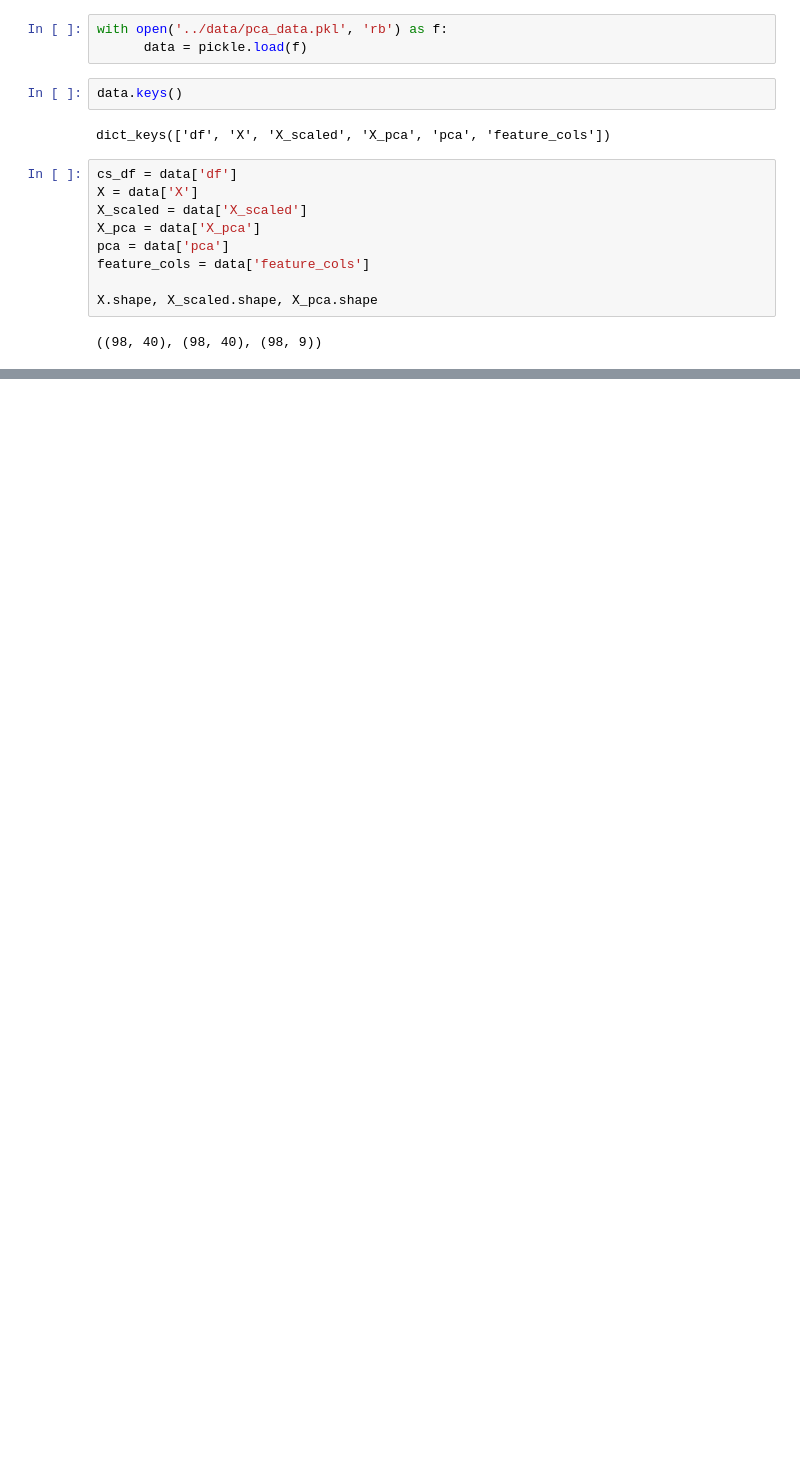
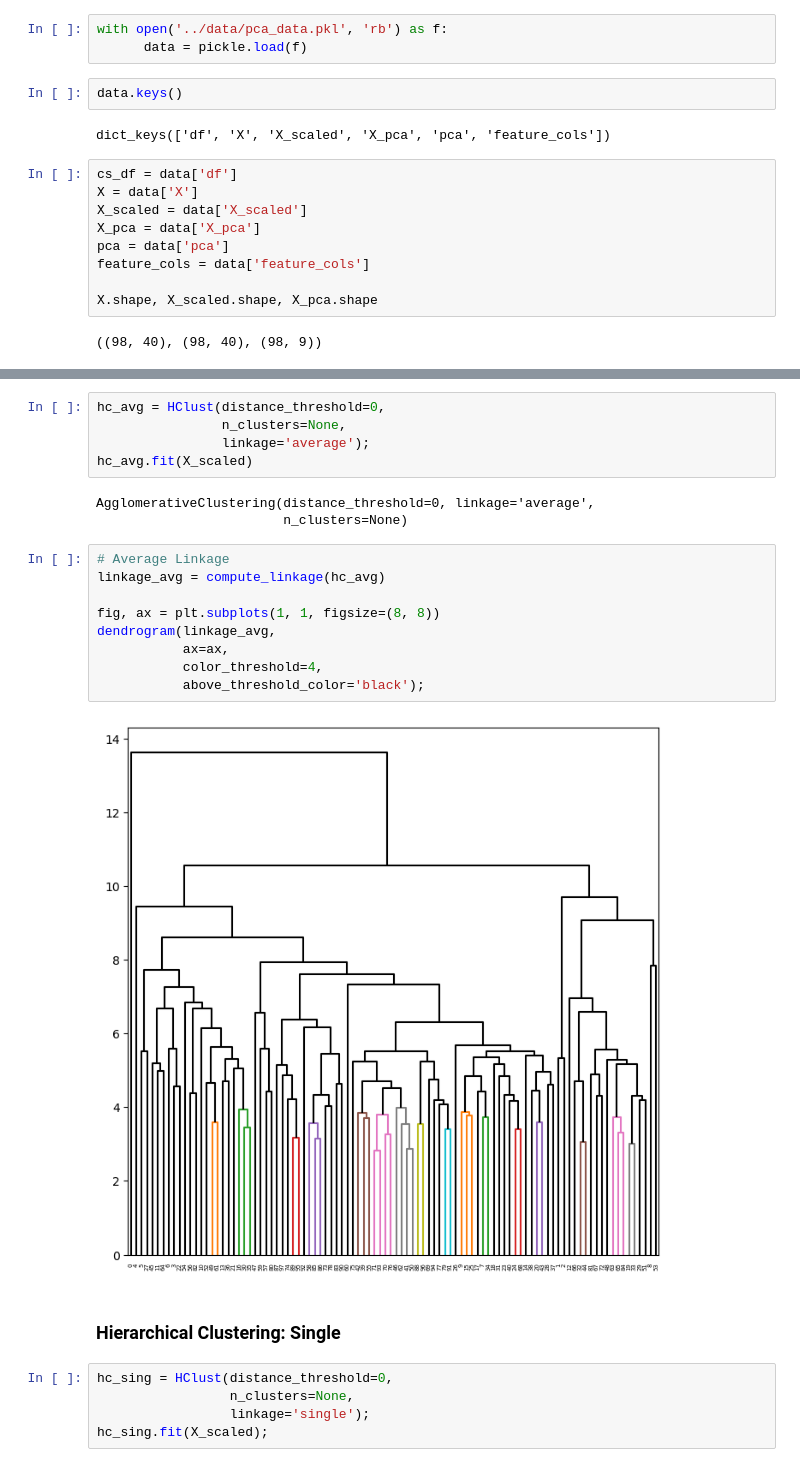
Before and after one commit to dantngn98/hltv_players_unsupervised_learning, a Jupyter notebook: notebooks/Hierarchical_clustering.ipynb, the cells around one changed output, grey strips where cells are left out. Cells and saved outputs as stored; diff of their text form; blank space fills up the shorter version.

```diff
--- a/notebooks/Hierarchical_clustering.ipynb
+++ b/notebooks/Hierarchical_clustering.ipynb
@@ -43,0 +67,26 @@ shape: (5, 47)
+# %%
+hc_avg = HClust(distance_threshold=0,
+                n_clusters=None,
+                linkage='average');
+hc_avg.fit(X_scaled)
+# %% [output]
+AgglomerativeClustering(distance_threshold=0, linkage='average',
+                        n_clusters=None)
+# %%
+# Average Linkage
+linkage_avg = compute_linkage(hc_avg)
+
+fig, ax = plt.subplots(1, 1, figsize=(8, 8))
+dendrogram(linkage_avg,
+           ax=ax,
+           color_threshold=4,
+           above_threshold_color='black');
+# %% [output]
+[figure, added]
+# %% [markdown]
+### Hierarchical Clustering: Single
+# %%
+hc_sing = HClust(distance_threshold=0,
+                 n_clusters=None,
+                 linkage='single');
+hc_sing.fit(X_scaled);
```
Also changed, not shown: parts of 17 cells of this notebook, 1 other file.
